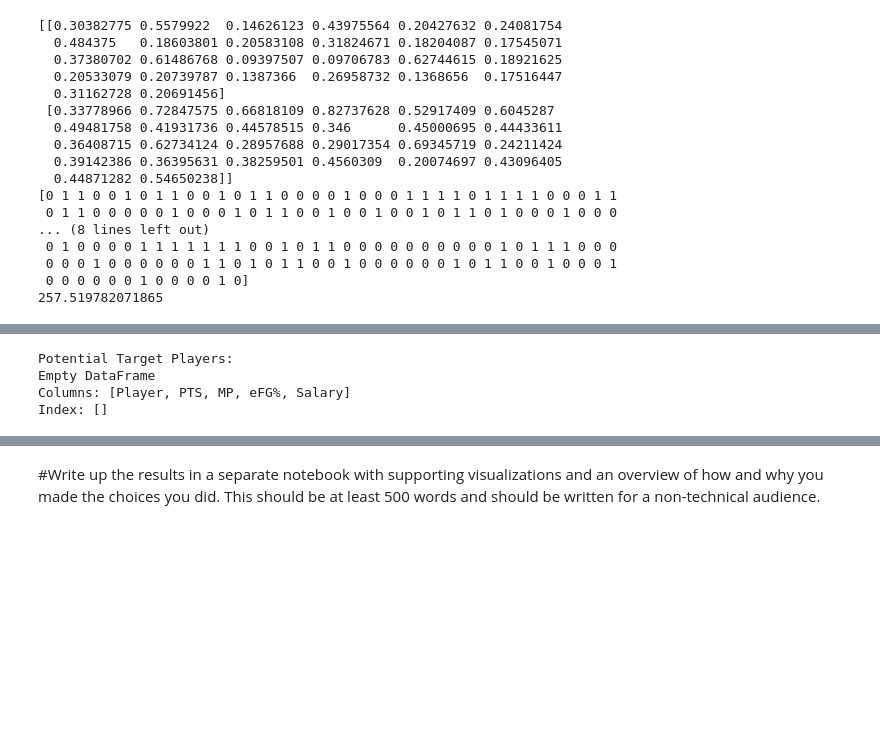
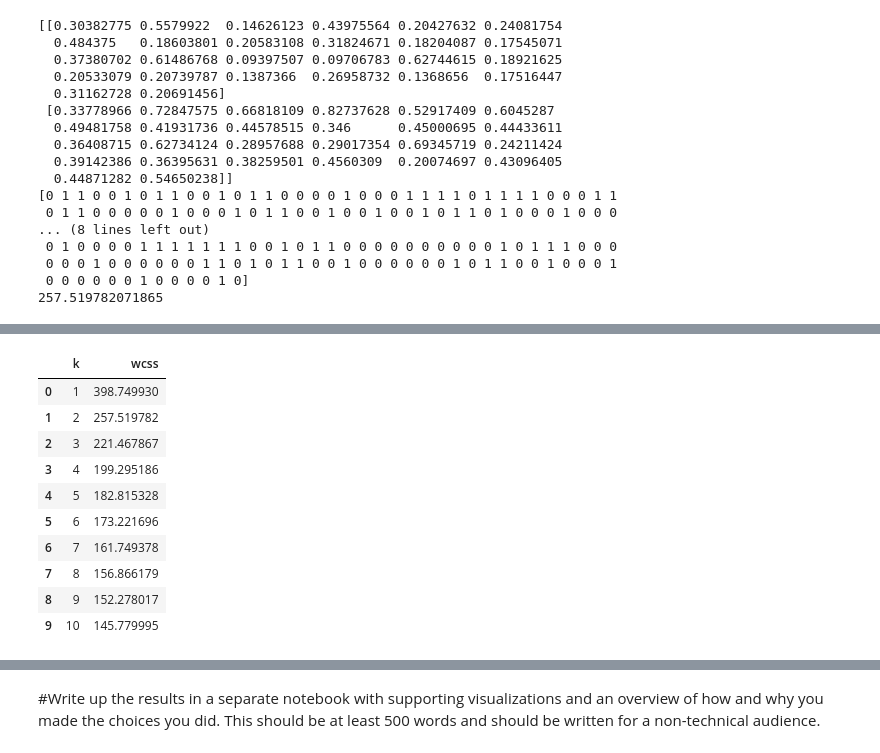
Before and after one commit to benberinsky/DS-3021, a Jupyter notebook: 10_kMeans Clustering/Lab-Clustering.ipynb, the cells around one changed output, grey strips where cells are left out. Saved outputs shown, nothing was run; the diff lists cells and outputs as text; code cells hidden in the pictures; blank space fills up the shorter version.

```diff
--- a/10_kMeans Clustering/Lab-Clustering.ipynb
+++ b/10_kMeans Clustering/Lab-Clustering.ipynb
@@ -84,6 +82,10 @@ merged_data.head()
 nba_data = merged_data.drop_duplicates()
 nba_data = nba_data.drop('Tm', axis = 1)
 nba_data = nba_data.dropna()
+# %%
+# Remove currency symbols and commas, then convert to float
+nba_data['Salary'] = nba_data['Salary'].replace(r'[\$,]', '', regex=True)
+nba_data['Salary'] = pd.to_numeric(nba_data['Salary'], errors='coerce')
 # %%
 # Scaling the data
 numeric_vars = nba_data.select_dtypes(include=['float64', 'int64'])
@@ -91,11 +93,6 @@ scaler = MinMaxScaler()
 scaled_numeric_vars = scaler.fit_transform(numeric_vars)
 scaled_df = pd.DataFrame(scaled_numeric_vars, columns=numeric_vars.columns, index=numeric_vars.index)
 nba_data[numeric_vars.columns] = scaled_df
-# %%
-# Remove currency symbols and commas, then convert to float
-nba_data['Salary'] = nba_data['Salary'].replace('$', '', regex=True)
-nba_data['Salary'] = nba_data['Salary'].replace(',', '', regex=True)
-nba_data['Salary'] = pd.to_numeric(nba_data['Salary'], errors='coerce')
 # %%
 #Run the clustering algo with your best guess for K
 x = nba_data.iloc[:, 2:-1]
@@ -175,8 +165,9 @@ silhouette_scores
 #Determine the ideal number of clusters using the elbow method and the silhouette coefficient
 
 wcss = []
-for i in range(1, 11):
+for i in range(3, 11):
     kmeans_obj_nba = KMeans(n_clusters=i, random_state=1).fit(x)
     wcss.append(kmeans_obj_nba.inertia_)
 
-elbow_data_nba = pd.DataFrame({"k": range(1, 11), "wcss": wcss})
+elbow_data_nba = pd.DataFrame({"k": range(3, 11), "wcss": wcss})
+elbow_data_nba
@@ -222,28 +223,20 @@ KMeans(n_clusters=2, random_state=1)
 # %%
 wcss = []
 for i in range(1, 11):
     kmeans_obj_nba = KMeans(n_clusters=i, random_state=1).fit(x)
     wcss.append(kmeans_obj_nba.inertia_)
 
 elbow_data_nba = pd.DataFrame({"k": range(1, 11), "wcss": wcss})
+elbow_data_nba
+# %% [output]
+|  | k | wcss |
+| 0 | 1 | 398.749930 |
+| 1 | 2 | 257.519782 |
+| 2 | 3 | 221.467867 |
+| 3 | 4 | 199.295186 |
+| 4 | 5 | 182.815328 |
+| 5 | 6 | 173.221696 |
+| 6 | 7 | 161.749378 |
+| 7 | 8 | 156.866179 |
+| 8 | 9 | 152.278017 |
+| 9 | 10 | 145.779995 |
-# %%
-#Use the model to select players for Mr. Rooney to consider
-# Add cluster labels to your dataframe
-nba_data['Cluster'] = kmeans_nba_2.labels_
-
-# Calculate performance metrics (example)
-nba_data['Performance_Score'] = (nba_data['PTS'] + nba_data['MP'] + nba_data['eFG%'])/3
-
-# Find undervalued players
-undervalued_players = nba_data[
-    (nba_data['Performance_Score'] > nba_data['Performance_Score'].mean()) &
-    (nba_data['Salary'] < nba_data['Salary'].mean())
-]
-
-print("\nPotential Target Players:")
-print(undervalued_players[['Player', 'PTS', 'MP', 'eFG%', 'Salary']].head())
-# %% [output]
-Potential Target Players:
-Empty DataFrame
-Columns: [Player, PTS, MP, eFG%, Salary]
-Index: []
```
Also changed, not shown: parts of 12 cells of this notebook, 9 other files.
